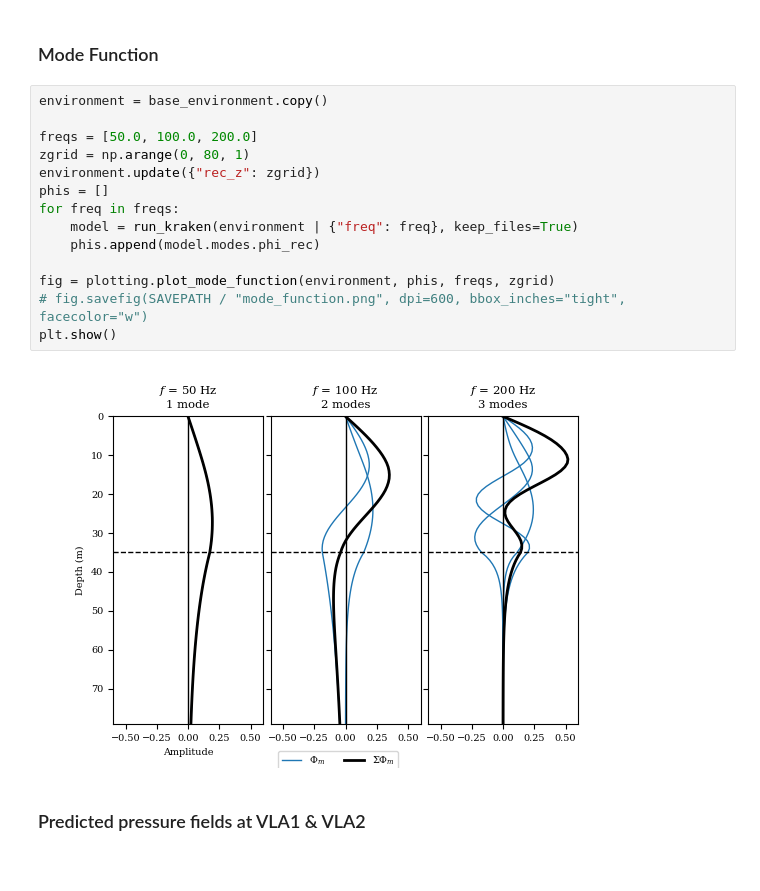
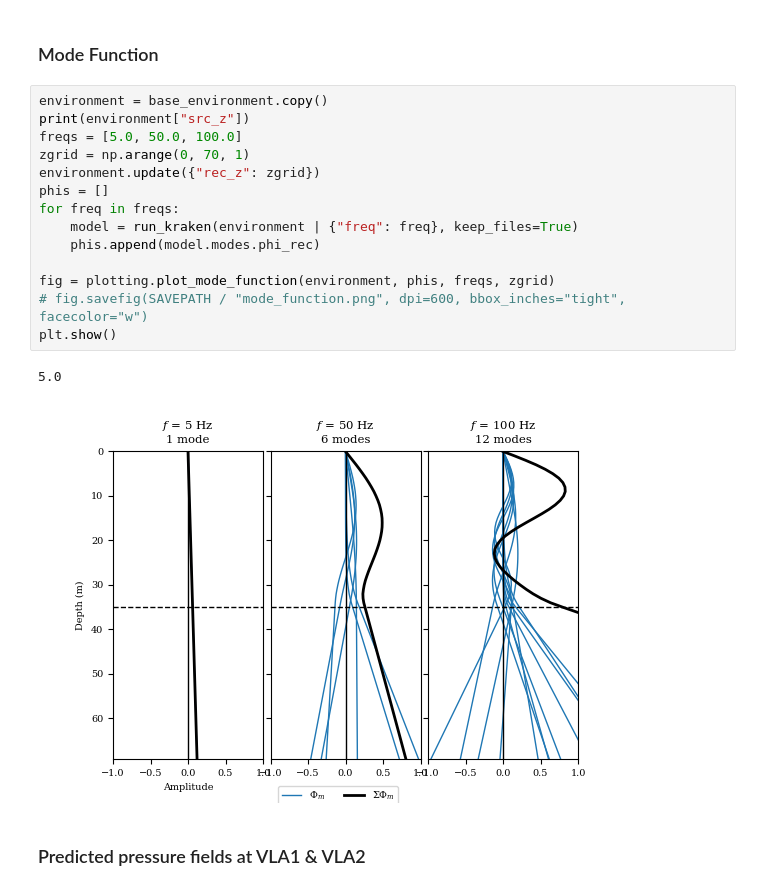
Before and after one commit to NeptuneProjects/RODEO-II_Construction-Soundscape, a Jupyter notebook: scripts/propagation.ipynb, the cells around one changed output. Drawn from its saved outputs; the diff is of its cells as text.

```diff
--- a/scripts/propagation.ipynb
+++ b/scripts/propagation.ipynb
@@ -92,20 +89,21 @@ base_environment.update({"layerdata": new_layerdata})
 ### Mode Function
 # %%
 environment = base_environment.copy()
-
-freqs = [50.0, 100.0, 200.0]
-zgrid = np.arange(0, 80, 1)
+print(environment["src_z"])
+freqs = [5.0, 50.0, 100.0]
+zgrid = np.arange(0, 70, 1)
 environment.update({"rec_z": zgrid})
 phis = []
 for freq in freqs:
     model = run_kraken(environment | {"freq": freq}, keep_files=True)
     phis.append(model.modes.phi_rec)
 
 fig = plotting.plot_mode_function(environment, phis, freqs, zgrid)
 # fig.savefig(SAVEPATH / "mode_function.png", dpi=600, bbox_inches="tight", facecolor="w")
 plt.show()
 # %% [output]
+5.0
-[figure, old version]
+[figure, new version]
 # %% [markdown]
 ### Predicted pressure fields at VLA1 & VLA2
 # %%
```
Also changed, not shown: parts of 10 cells of this notebook, 20 other files.
